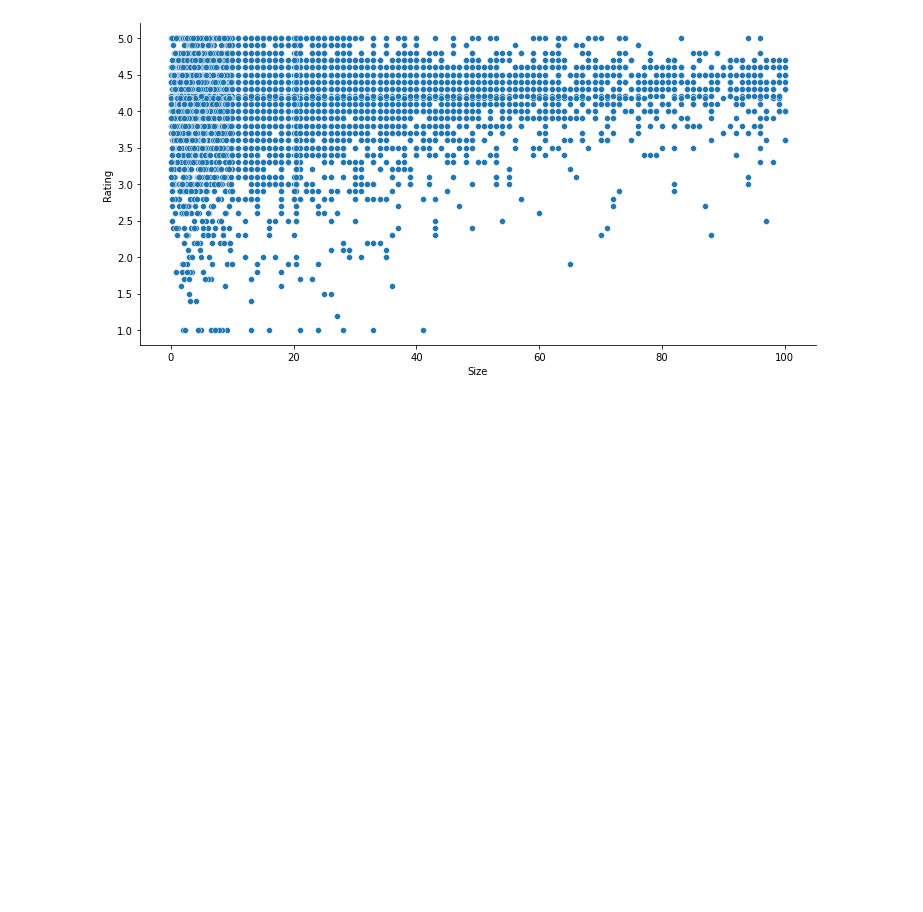
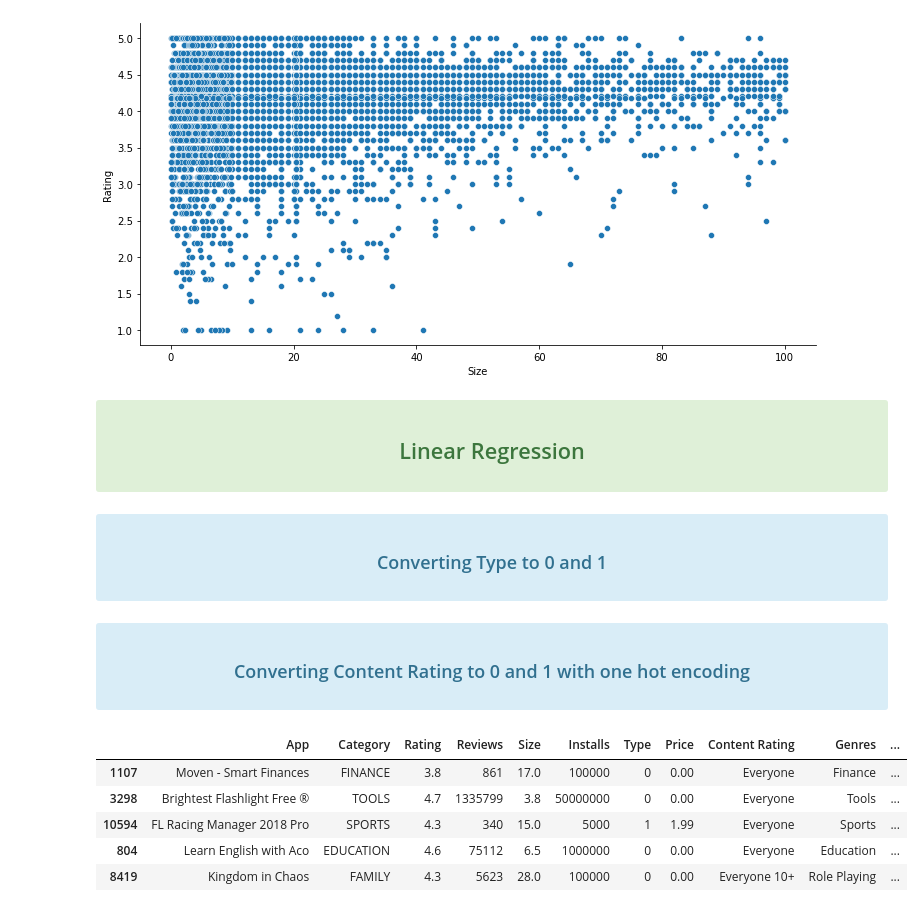
Before and after one commit to BKV15/AI_Utech, a Jupyter notebook: Machine Learning/Exercise_2/Mini Project 1.ipynb, the cells around one changed output. Saved outputs shown, nothing was run; the diff lists cells and outputs as text; code cells hidden in the pictures; blank space fills up the shorter version.

Commit message:
Start of linear regression

```diff
--- a/Machine Learning/Exercise_2/Mini Project 1.ipynb
+++ b/Machine Learning/Exercise_2/Mini Project 1.ipynb
@@ -329,3 +329,11 @@ sns.relplot(x='Size' , y='Rating' , aspect=2 , data=df)
 # %% [output]
 <seaborn.axisgrid.FacetGrid at 0x...>
 [figure]
+# %% [markdown]
+<div class="alert alert-block alert-success">
+    <h2 align="center">Linear Regression</h2>
+</div>
+# %% [markdown]
+<div class="alert alert-block alert-info">
+    <h3 align="center">Converting Type to 0 and 1</h3>
+</div>
@@ -331,0 +342,15 @@ sns.relplot(x='Size' , y='Rating' , aspect=2 , data=df)
+# %% [markdown]
+<div class="alert alert-block alert-info">
+    <h3 align="center">Converting Content Rating to 0 and 1 with one hot encoding</h3>
+</div>
+# %%
+content_rating = pd.get_dummies(df['Content Rating'])
+df = pd.concat([df,content_rating] , axis=1)
+df.sample(5)
+# %% [output]
+|  | App | Category | Rating | Reviews | Size | Installs | Type | Price | Content Rating | Genres | ... |
+| 1107 | Moven - Smart Finances | FINANCE | 3.8 | 861 | 17.0 | 100000 | 0 | 0.00 | Everyone | Finance | ... |
+| 3298 | Brightest Flashlight Free ® | TOOLS | 4.7 | 1335799 | 3.8 | 50000000 | 0 | 0.00 | Everyone | Tools | ... |
+| 10594 | FL Racing Manager 2018 Pro | SPORTS | 4.3 | 340 | 15.0 | 5000 | 1 | 1.99 | Everyone | Sports | ... |
+| 804 | Learn English with Aco | EDUCATION | 4.6 | 75112 | 6.5 | 1000000 | 0 | 0.00 | Everyone | Education | ... |
+| 8419 | Kingdom in Chaos | FAMILY | 4.3 | 5623 | 28.0 | 100000 | 0 | 0.00 | Everyone 10+ | Role Playing | ... |
```
Also changed, not shown: parts of 13 cells of this notebook.
